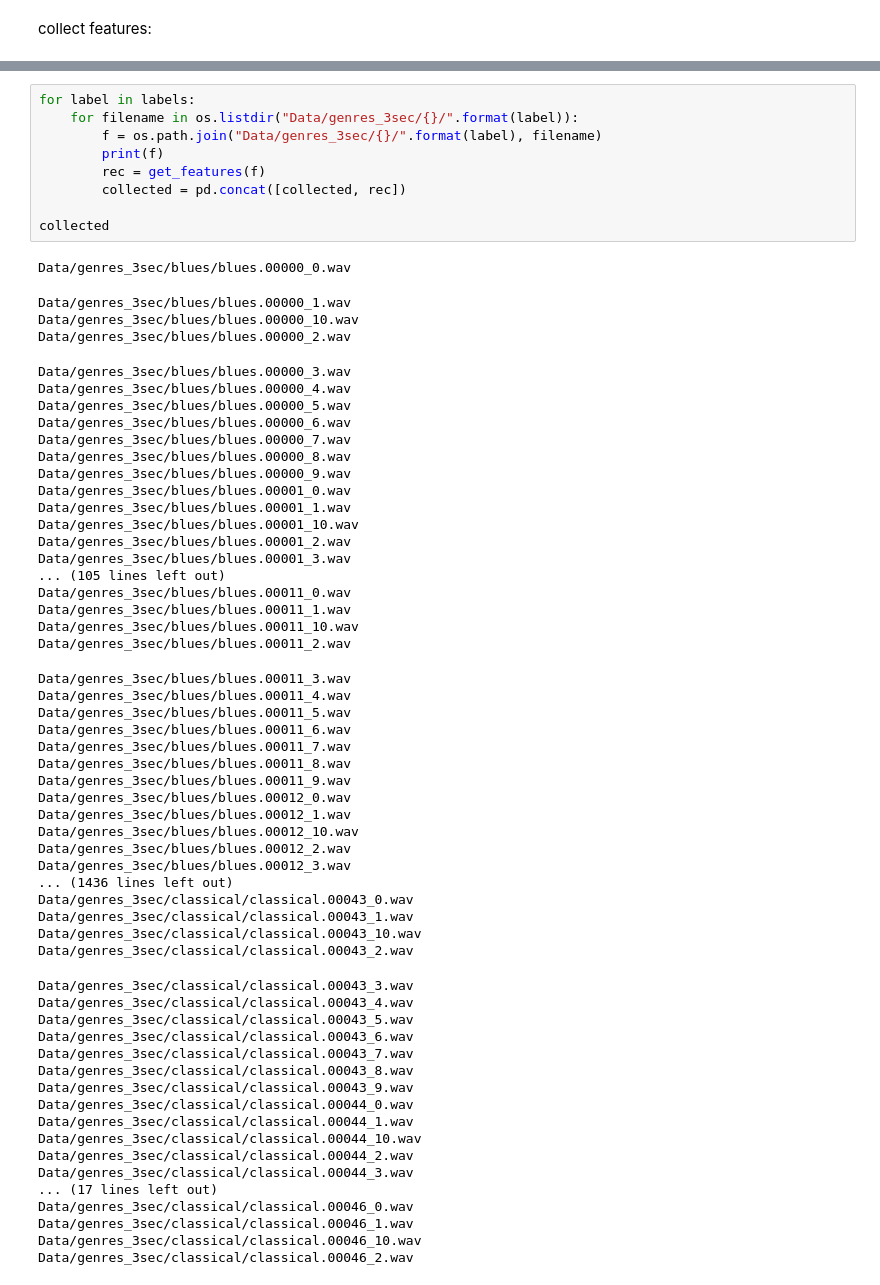
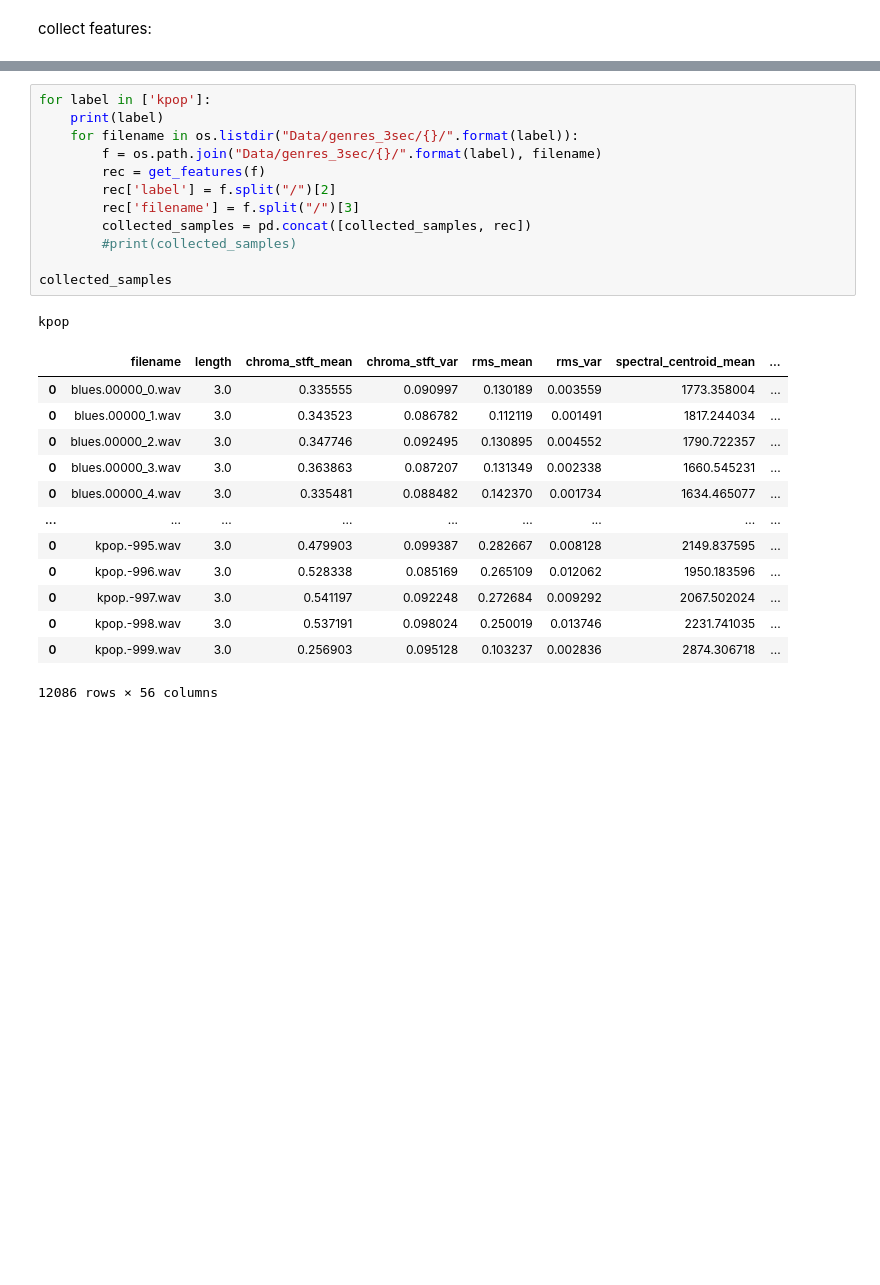
Before and after one commit to puffsheep/ECE460J_Final_Project, a Jupyter notebook: GTZAN_stuff.ipynb, the cells around one changed output, grey strips where cells are left out. Cells and saved outputs as stored; diff of their text form; blank space fills up the shorter version.

```diff
--- a/GTZAN_stuff.ipynb
+++ b/GTZAN_stuff.ipynb
@@ -194,65 +214,27 @@ collected
 # %%
-for label in labels:
+for label in ['kpop']:
+    print(label)
     for filename in os.listdir("Data/genres_3sec/{}/".format(label)):
         f = os.path.join("Data/genres_3sec/{}/".format(label), filename)
-        print(f)
         rec = get_features(f)
-        collected = pd.concat([collected, rec])
+        rec['label'] = f.split("/")[2]
+        rec['filename'] = f.split("/")[3]
+        collected_samples = pd.concat([collected_samples, rec])
+        #print(collected_samples)
 
-collected
+collected_samples
 # %% [output]
-Data/genres_3sec/blues/blues.00000_0.wav
+kpop
+|  | filename | length | chroma_stft_mean | chroma_stft_var | rms_mean | rms_var | spectral_centroid_mean | ... |
+| 0 | blues.00000_0.wav | 3.0 | 0.335555 | 0.090997 | 0.130189 | 0.003559 | 1773.358004 | ... |
+| 0 | blues.00000_1.wav | 3.0 | 0.343523 | 0.086782 | 0.112119 | 0.001491 | 1817.244034 | ... |
+| 0 | blues.00000_2.wav | 3.0 | 0.347746 | 0.092495 | 0.130895 | 0.004552 | 1790.722357 | ... |
+| 0 | blues.00000_3.wav | 3.0 | 0.363863 | 0.087207 | 0.131349 | 0.002338 | 1660.545231 | ... |
+| 0 | blues.00000_4.wav | 3.0 | 0.335481 | 0.088482 | 0.142370 | 0.001734 | 1634.465077 | ... |
+| ... | ... | ... | ... | ... | ... | ... | ... | ... |
+| 0 | kpop.-995.wav | 3.0 | 0.479903 | 0.099387 | 0.282667 | 0.008128 | 2149.837595 | ... |
+| 0 | kpop.-996.wav | 3.0 | 0.528338 | 0.085169 | 0.265109 | 0.012062 | 1950.183596 | ... |
+| 0 | kpop.-997.wav | 3.0 | 0.541197 | 0.092248 | 0.272684 | 0.009292 | 2067.502024 | ... |
+| 0 | kpop.-998.wav | 3.0 | 0.537191 | 0.098024 | 0.250019 | 0.013746 | 2231.741035 | ... |
+| 0 | kpop.-999.wav | 3.0 | 0.256903 | 0.095128 | 0.103237 | 0.002836 | 2874.306718 | ... |
-Data/genres_3sec/blues/blues.00000_1.wav
-Data/genres_3sec/blues/blues.00000_10.wav
-Data/genres_3sec/blues/blues.00000_2.wav
+12086 rows × 56 columns
-Data/genres_3sec/blues/blues.00000_3.wav
-Data/genres_3sec/blues/blues.00000_4.wav
-Data/genres_3sec/blues/blues.00000_5.wav
-Data/genres_3sec/blues/blues.00000_6.wav
-Data/genres_3sec/blues/blues.00000_7.wav
-Data/genres_3sec/blues/blues.00000_8.wav
-Data/genres_3sec/blues/blues.00000_9.wav
-Data/genres_3sec/blues/blues.00001_0.wav
-Data/genres_3sec/blues/blues.00001_1.wav
-Data/genres_3sec/blues/blues.00001_10.wav
-Data/genres_3sec/blues/blues.00001_2.wav
-Data/genres_3sec/blues/blues.00001_3.wav
-... (105 lines left out)
-Data/genres_3sec/blues/blues.00011_0.wav
-Data/genres_3sec/blues/blues.00011_1.wav
-Data/genres_3sec/blues/blues.00011_10.wav
-Data/genres_3sec/blues/blues.00011_2.wav
-Data/genres_3sec/blues/blues.00011_3.wav
-Data/genres_3sec/blues/blues.00011_4.wav
-Data/genres_3sec/blues/blues.00011_5.wav
-Data/genres_3sec/blues/blues.00011_6.wav
-Data/genres_3sec/blues/blues.00011_7.wav
-Data/genres_3sec/blues/blues.00011_8.wav
-Data/genres_3sec/blues/blues.00011_9.wav
-Data/genres_3sec/blues/blues.00012_0.wav
-Data/genres_3sec/blues/blues.00012_1.wav
-Data/genres_3sec/blues/blues.00012_10.wav
-Data/genres_3sec/blues/blues.00012_2.wav
-Data/genres_3sec/blues/blues.00012_3.wav
-... (1436 lines left out)
-Data/genres_3sec/classical/classical.00043_0.wav
-Data/genres_3sec/classical/classical.00043_1.wav
-Data/genres_3sec/classical/classical.00043_10.wav
-Data/genres_3sec/classical/classical.00043_2.wav
-Data/genres_3sec/classical/classical.00043_3.wav
-Data/genres_3sec/classical/classical.00043_4.wav
-Data/genres_3sec/classical/classical.00043_5.wav
-Data/genres_3sec/classical/classical.00043_6.wav
-Data/genres_3sec/classical/classical.00043_7.wav
-Data/genres_3sec/classical/classical.00043_8.wav
-Data/genres_3sec/classical/classical.00043_9.wav
-Data/genres_3sec/classical/classical.00044_0.wav
-Data/genres_3sec/classical/classical.00044_1.wav
-Data/genres_3sec/classical/classical.00044_10.wav
-Data/genres_3sec/classical/classical.00044_2.wav
-Data/genres_3sec/classical/classical.00044_3.wav
-... (17 lines left out)
-Data/genres_3sec/classical/classical.00046_0.wav
-Data/genres_3sec/classical/classical.00046_1.wav
-Data/genres_3sec/classical/classical.00046_10.wav
-Data/genres_3sec/classical/classical.00046_2.wav
```
Also changed, not shown: parts of 14 cells of this notebook.
